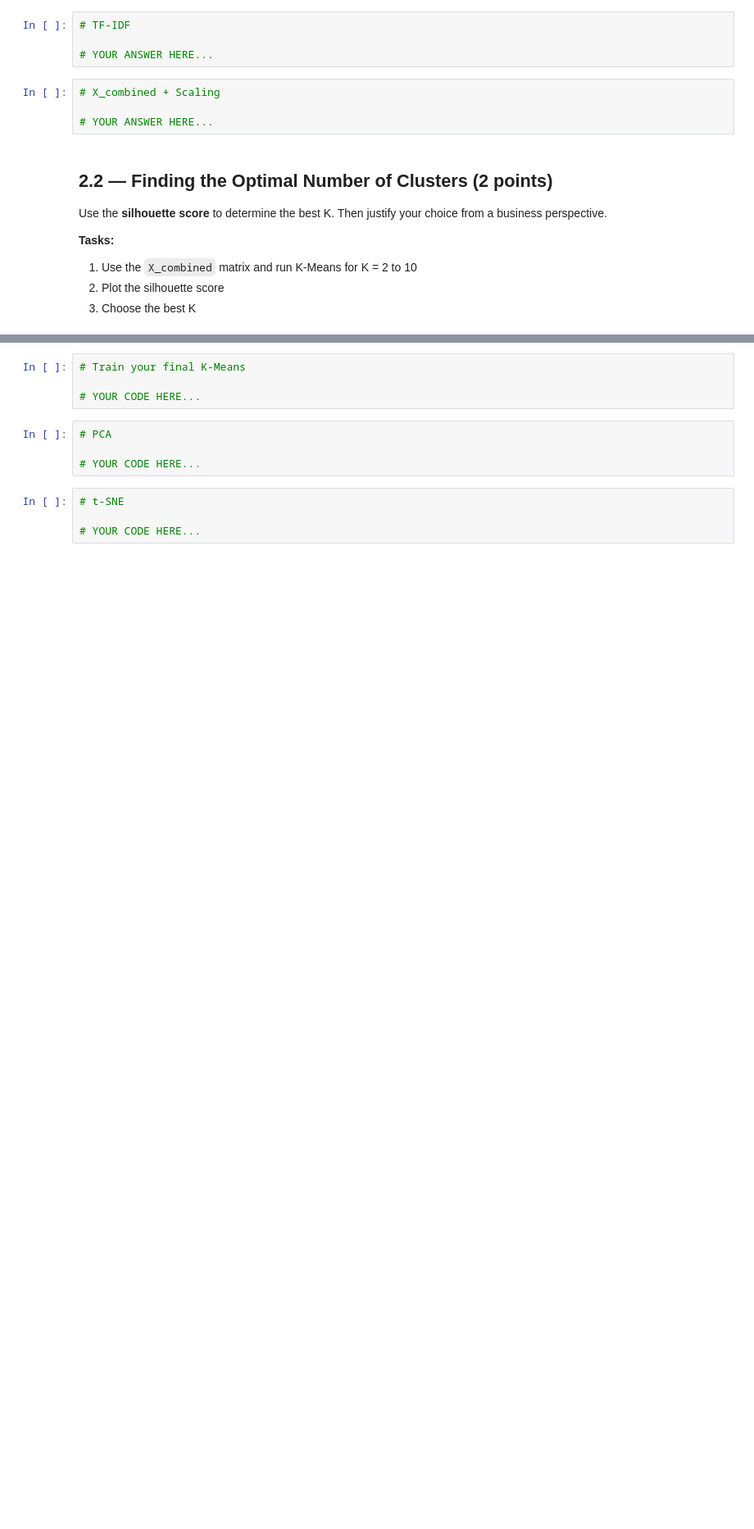
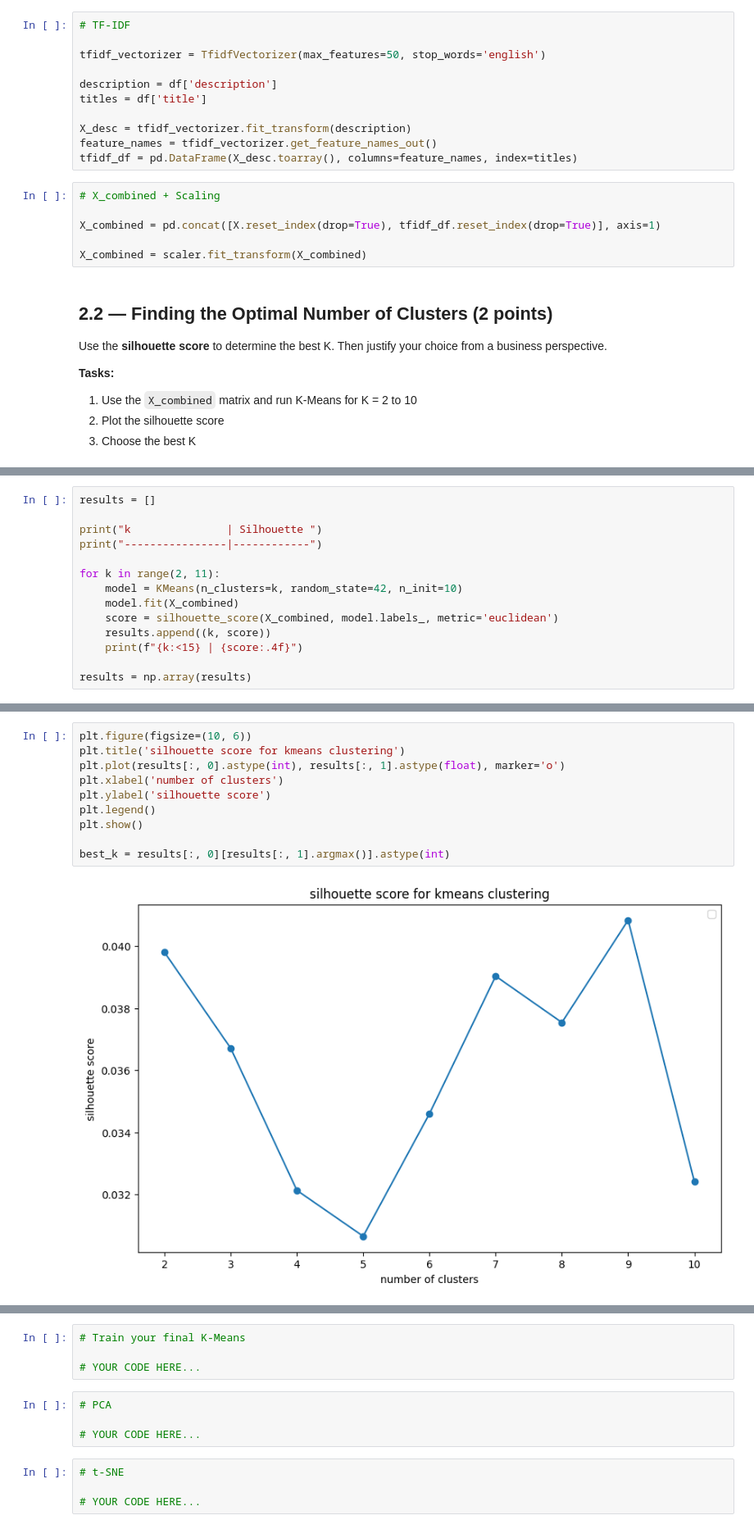
Before and after one commit to lucasmazagao/STATS502-PROJECT, a Jupyter notebook: project_notebook-2.ipynb, the cells around one changed output, grey strips where cells are left out. Shown at 82% size. Drawn from its saved outputs; the diff is of its cells as text; blank space fills up the shorter version.

```diff
--- a/project_notebook-2.ipynb
+++ b/project_notebook-2.ipynb
@@ -998,11 +998,20 @@ Remark: The computed TF-IDF features is a sparse matrix, you will first have to
 # %%
 # TF-IDF
 
-# YOUR ANSWER HERE...
+tfidf_vectorizer = TfidfVectorizer(max_features=50, stop_words='english')
+
+description = df['description']
+titles = df['title']
+
+X_desc = tfidf_vectorizer.fit_transform(description)
+feature_names = tfidf_vectorizer.get_feature_names_out()
+tfidf_df = pd.DataFrame(X_desc.toarray(), columns=feature_names, index=titles)
 # %%
 # X_combined + Scaling
 
-# YOUR ANSWER HERE...
+X_combined = pd.concat([X.reset_index(drop=True), tfidf_df.reset_index(drop=True)], axis=1)
+
+X_combined = scaler.fit_transform(X_combined)
 # %% [markdown]
 ## 2.2 — Finding the Optimal Number of Clusters (2 points)
 
@@ -1017,0 +1025,14 @@ Use the **silhouette score** to determine the best K. Then justify your choice f
+# %%
+results = []
+
+print("k               | Silhouette ")
+print("----------------|------------")
+
+for k in range(2, 11):
+    model = KMeans(n_clusters=k, random_state=42, n_init=10)
+    model.fit(X_combined)
+    score = silhouette_score(X_combined, model.labels_, metric='euclidean')
+    results.append((k, score))
+    print(f"{k:<15} | {score:.4f}")
+
+results = np.array(results)
@@ -1017,0 +1051,12 @@ Use the **silhouette score** to determine the best K. Then justify your choice f
+# %%
+plt.figure(figsize=(10, 6))
+plt.title('silhouette score for kmeans clustering')
+plt.plot(results[:, 0].astype(int), results[:, 1].astype(float), marker='o')
+plt.xlabel('number of clusters')
+plt.ylabel('silhouette score')
+plt.legend()
+plt.show()
+
+best_k = results[:, 0][results[:, 1].argmax()].astype(int)
+# %% [output]
+[figure, added]
```
Also changed, not shown: parts of 7 cells of this notebook.
